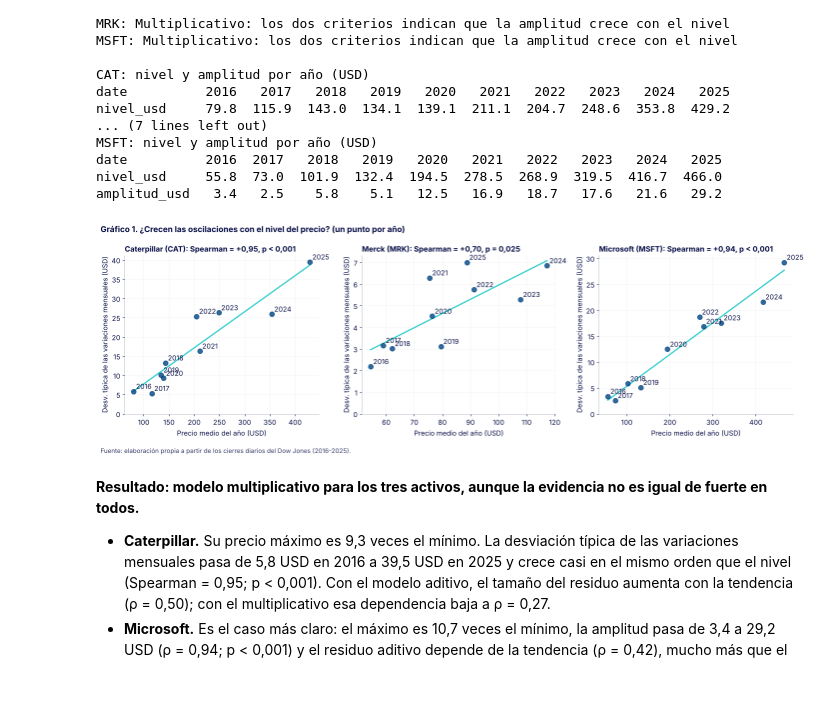
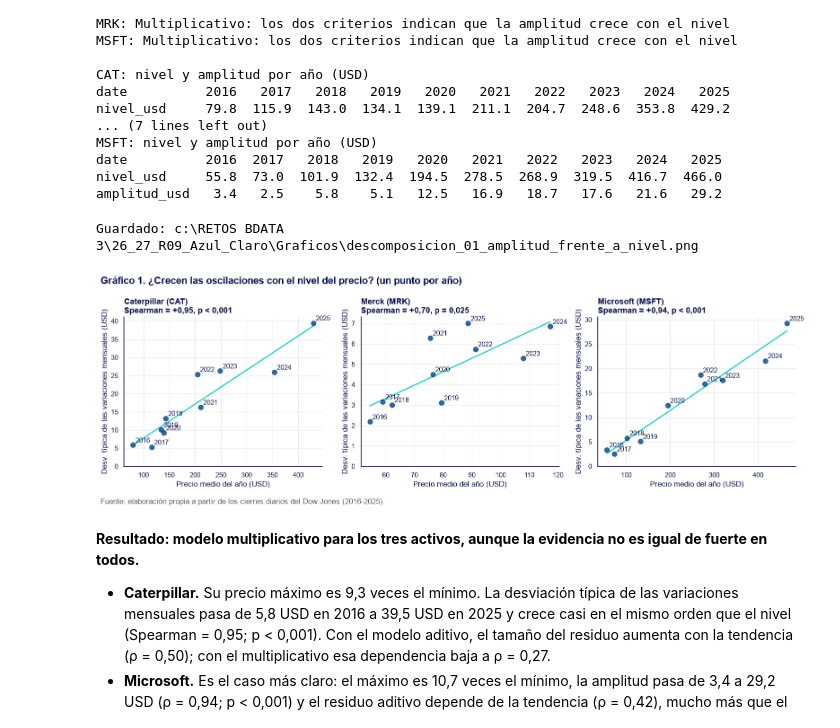
Before and after one commit to danielsoponaru/26_27_R09_Azul_Claro, a Jupyter notebook: Descomposicion_activos.ipynb, the cells around one changed output. Drawn from its saved outputs; the diff is of its cells as text; code cells hidden in the pictures; blank space fills up the shorter version.

Commit message:
Descomposición de activos casi terminada

```diff
--- a/Descomposicion_activos.ipynb
+++ b/Descomposicion_activos.ipynb
@@ -68,9 +67,9 @@ RETARDOS_LJUNG_BOX = 12     # un año de retardos en el test de Ljung-Box del re
 FREC_MES = "ME" if tuple(int(x) for x in pd.__version__.split(".")[:2]) >= (2, 2) else "M"
 
 # Colores de la paleta BBVA
-PRINCIPAL, MEDIO, CIELO, AGUAMARINA, MARINO = (BBVA[k] for k in ("principal", "medio", "cielo", "aguamarina", "marino"))
-GRIS = BBVA["gris"]
-FUENTE = "Fuente: elaboración propia a partir de los cierres diarios del Dow Jones (2016-2025)."
+PRINCIPAL, MEDIO, CIELO, AGUAMARINA, MARINO = (BBVA[k] for k in ("principal", "medio", "cielo", "agua", "marino"))
+GRIS = BBVA["gris_dato"]          # en bbva_graficos.py, "gris" es el de fondo y "gris_dato" el de las series
+FUENTE = "elaboración propia a partir de los cierres diarios del Dow Jones (2016-2025)."
 pd.set_option("display.width", 200)
 
 
@@ -84,8 +83,38 @@ def fmt_p(p):
     return "< 0,001" if p < 0.001 else f"= {fmt_es(p, 3)}"
 
 
+def fmt_signo(valor, decimales=2):
+    # Número en formato español con signo: +0,95 / -0,15
+    return ("+" if valor > 0 else "") + fmt_es(valor, decimales)
+
+
+def pct_es(valor, decimales=0, signo=False):
+    # 0.125 -> "12,5 %" (el valor se da en tanto por uno)
+    texto = fmt_signo(valor * 100, decimales) if signo else fmt_es(valor * 100, decimales)
+    return f"{texto} %"
+
+
+def formato_eje_pct(ax, decimales=0, signo=False):
+    # Eje Y en porcentaje con formato español (datos en tanto por uno), con marcas redondas
+    ax.yaxis.set_major_locator(mticker.MaxNLocator(steps=[1, 2, 5, 10]))
+    ax.yaxis.set_major_formatter(mticker.FuncFormatter(lambda v, _: pct_es(v, decimales, signo and abs(v) > 1e-12)))
+
+
 def cerrar_grafico(fig, nombre):
-    # Añade la fuente, guarda la figura en Graficos/<nombre>.png y la muestra
+    # Ajustes puntuales de figuras con varios paneles: el título de cada panel a 13 pt (a 16 pt, el tamaño
+    # del módulo común, no caben) y el título general a 16 pt en negrita
+    if fig._suptitle is not None:
+        fig._suptitle.set(fontsize=16, fontweight="bold", color=MARINO)
+        for ax in fig.axes:
+            for posicion in ("left", "center", "right"):     # el módulo común alinea los títulos a la izquierda
+                if ax.get_title(loc=posicion):
+                    ax.set_title(ax.get_title(loc=posicion), loc=posicion, fontsize=13)
+        fig.tight_layout()
+    # Ejes numéricos que siguen con el formato por defecto -> formato español
+    for ax in fig.axes:
+        for eje in (ax.xaxis, ax.yaxis):
+            if type(eje.get_major_formatter()) is mticker.ScalarFormatter:
+                numeros_es(eje)
     anotar_fuente(fig, FUENTE)
     guardar_mpl(fig, nombre)
     plt.show()
@@ -251,25 +280,26 @@ amplitud_usd   3.4   2.5    5.8    5.1   12.5   16.9   18.7   17.6   21.6   29.2
 # %%
 fig, ejes = plt.subplots(1, 3, figsize=(16, 5))
 for ax, t in zip(ejes, ACTIVOS):
     anual = amplitud_por_anio(precios_mes[t])
     ax.scatter(anual["nivel_usd"], anual["amplitud_usd"], s=60, color=PRINCIPAL, alpha=0.8, zorder=3)
     for anio, fila in anual.iterrows():
         ax.annotate(str(anio), (fila["nivel_usd"], fila["amplitud_usd"]), xytext=(4, 4),
                     textcoords="offset points", color=MARINO, fontsize=11)
     pendiente, corte = np.polyfit(anual["nivel_usd"], anual["amplitud_usd"], 1)
     x = np.linspace(anual["nivel_usd"].min(), anual["nivel_usd"].max(), 50)
     ax.plot(x, corte + pendiente * x, color=AGUAMARINA, lw=2)
     ax.set_ylim(bottom=0)
     ax.set_xlabel("Precio medio del año (USD)")
     ax.set_ylabel("Desv. típica de las variaciones mensuales (USD)")
     rho = eleccion_modelo.loc[t, "rho_amplitud_nivel"]
     p = eleccion_modelo.loc[t, "p_amplitud_nivel"]
-    ax.set_title(f"{ACTIVOS[t]} ({t}): Spearman = {fmt_es(rho, 2, signo=True)}, p {fmt_p(p)}")
+    ax.set_title(f"{ACTIVOS[t]} ({t})\nSpearman = {fmt_signo(rho, 2)}, p {fmt_p(p)}")
 fig.suptitle("Gráfico 1. ¿Crecen las oscilaciones con el nivel del precio? (un punto por año)", x=0.01, ha="left")
 plt.tight_layout()
 cerrar_grafico(fig, "descomposicion_01_amplitud_frente_a_nivel")
 # %% [output]
+Guardado: c:\RETOS BDATA 3\26_27_R09_Azul_Claro\Graficos\descomposicion_01_amplitud_frente_a_nivel.png
-[figure, old version]
+[figure, new version]
 # %% [markdown]
 **Resultado: modelo multiplicativo para los tres activos, aunque la evidencia no es igual de fuerte en todos.**
 
```
Also changed, not shown: parts of 5 cells of this notebook, 6 other files.
